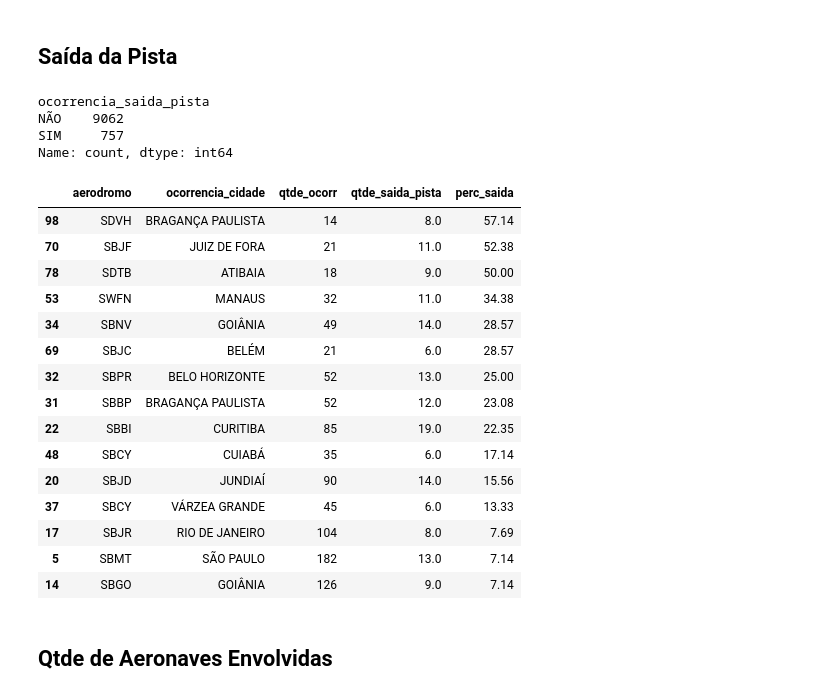
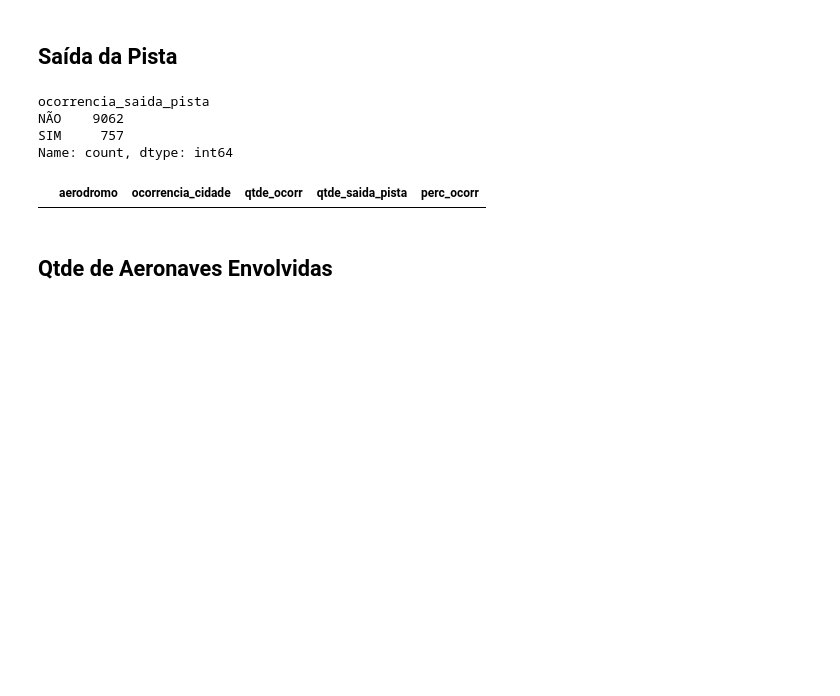
Before and after one commit to jairobernardesjunior/Cenipa_analisa_ocorrencias, a Jupyter notebook: 01 cenipa_analisa_ocorrencias.ipynb, the cells around one changed output. Cells and saved outputs as stored; diff of their text form; code cells hidden in the pictures; blank space fills up the shorter version.

```diff
--- a/01 cenipa_analisa_ocorrencias.ipynb
+++ b/01 cenipa_analisa_ocorrencias.ipynb
@@ -117,30 +120,15 @@ df_sai_pista_aerodromo = sqldf('select e.ocorrencia_aerodromo as aerodromo, ' \
                           )
 # %%
 # calcula percentual de qtde de saidas da pista sobre a qtde de ocorrências
-df_sai_pista_aerodromo['perc_saida'] = round((df_sai_pista_aerodromo.qtde_saida_pista / df_sai_pista_aerodromo.qtde_ocorr)*100, 2)
+df_sai_pista_aerodromo['perc_ocorr'] = round((df_sai_pista_aerodromo.qtde_saida_pista / df_sai_pista_aerodromo.qtde_ocorr.sum())*100, 2)
 # %%
 # verifica as linhas iniciais
-df_sai_pista_aerodromo[(df_sai_pista_aerodromo.perc_saida < 100) & \
-                       (df_sai_pista_aerodromo.perc_saida > 5) & \
+df_sai_pista_aerodromo[(df_sai_pista_aerodromo.perc_ocorr < 100) & \
+                       (df_sai_pista_aerodromo.perc_ocorr > 5) & \
                        (df_sai_pista_aerodromo.qtde_saida_pista > 5)].\
-    sort_values('perc_saida', ascending=False).head(50)
+    sort_values('perc_ocorr', ascending=False).head(50)
 # %% [output]
-|  | aerodromo | ocorrencia_cidade | qtde_ocorr | qtde_saida_pista | perc_saida |
-| 98 | SDVH | BRAGANÇA PAULISTA | 14 | 8.0 | 57.14 |
-| 70 | SBJF | JUIZ DE FORA | 21 | 11.0 | 52.38 |
-| 78 | SDTB | ATIBAIA | 18 | 9.0 | 50.00 |
-| 53 | SWFN | MANAUS | 32 | 11.0 | 34.38 |
-| 34 | SBNV | GOIÂNIA | 49 | 14.0 | 28.57 |
-| 69 | SBJC | BELÉM | 21 | 6.0 | 28.57 |
-| 32 | SBPR | BELO HORIZONTE | 52 | 13.0 | 25.00 |
-| 31 | SBBP | BRAGANÇA PAULISTA | 52 | 12.0 | 23.08 |
-| 22 | SBBI | CURITIBA | 85 | 19.0 | 22.35 |
-| 48 | SBCY | CUIABÁ | 35 | 6.0 | 17.14 |
-| 20 | SBJD | JUNDIAÍ | 90 | 14.0 | 15.56 |
-| 37 | SBCY | VÁRZEA GRANDE | 45 | 6.0 | 13.33 |
-| 17 | SBJR | RIO DE JANEIRO | 104 | 8.0 | 7.69 |
-| 5 | SBMT | SÃO PAULO | 182 | 13.0 | 7.14 |
-| 14 | SBGO | GOIÂNIA | 126 | 9.0 | 7.14 |
+|  | aerodromo | ocorrencia_cidade | qtde_ocorr | qtde_saida_pista | perc_ocorr |
 # %% [markdown]
 ## Qtde de Aeronaves Envolvidas
 # %%
```
Also changed, not shown: parts of 8 cells of this notebook, 7 other files.
